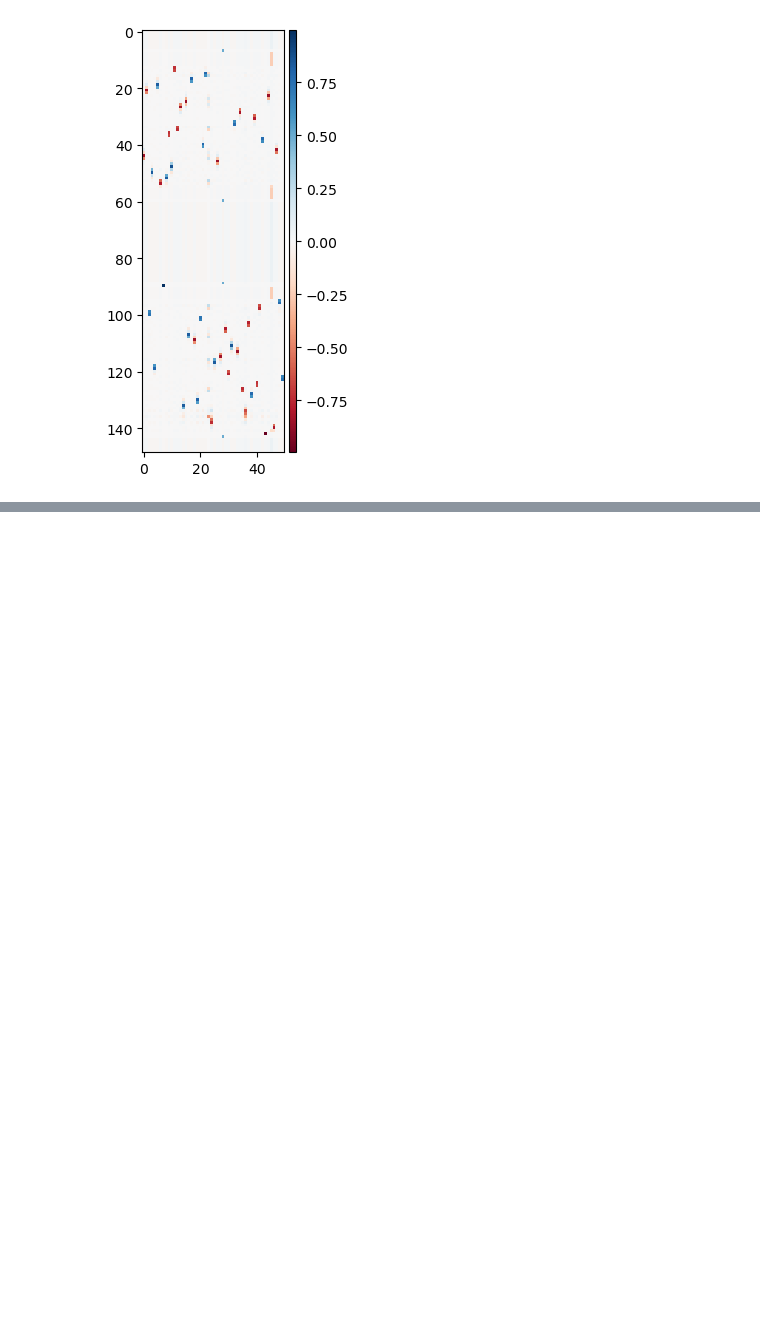
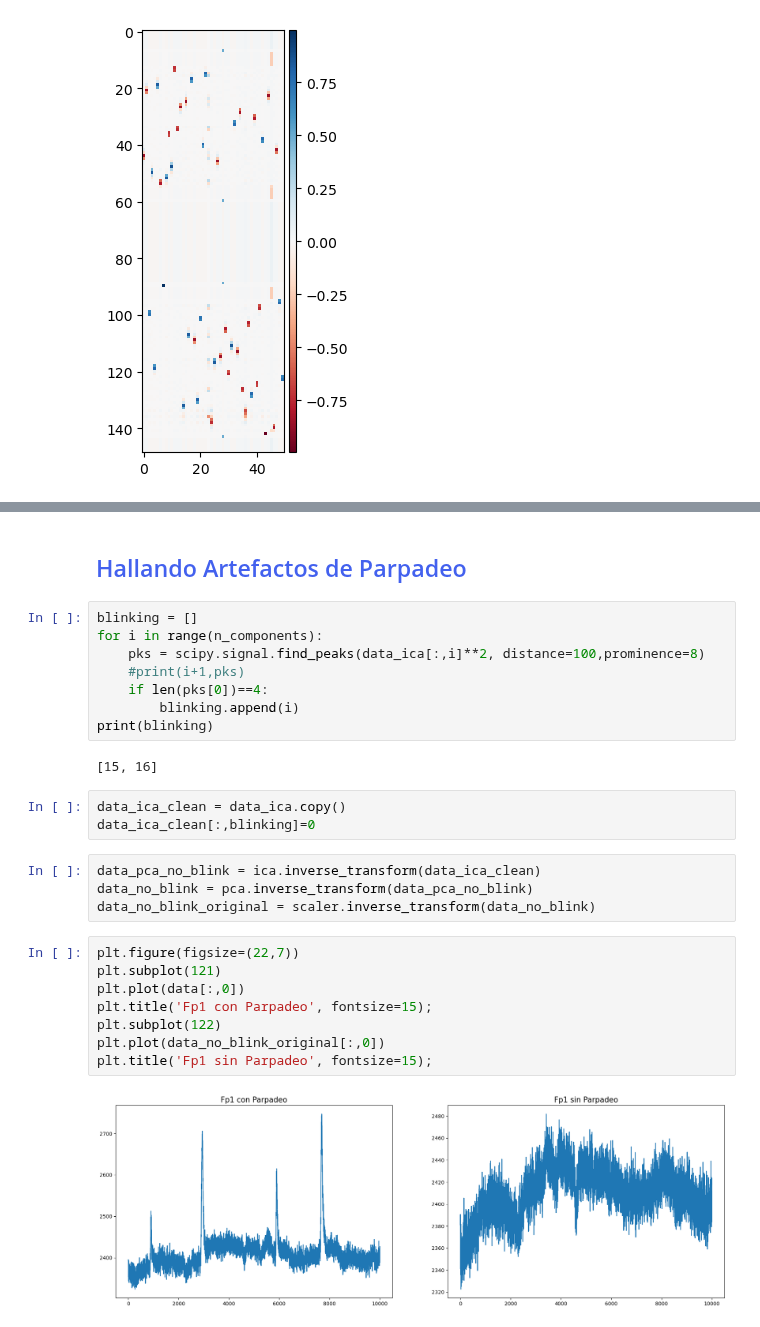
Before and after one commit to AprendizajeProfundo/diplomado-ciencia-de-datos, a Jupyter notebook: Reduccion-dimension-visualizacion/Cuadernos/rd_0040_ICA.ipynb, the cells around one changed output, grey strips where cells are left out. Cells and saved outputs as stored; diff of their text form; blank space fills up the shorter version.

```diff
--- a/Reduccion-dimension-visualizacion/Cuadernos/rd_0040_ICA.ipynb
+++ b/Reduccion-dimension-visualizacion/Cuadernos/rd_0040_ICA.ipynb
@@ -215,0 +325,29 @@ show()
+# %% [markdown]
+## <span style="color:#4361EE">Hallando Artefactos de Parpadeo</span>
+# %%
+blinking = []
+for i in range(n_components):
+    pks = scipy.signal.find_peaks(data_ica[:,i]**2, distance=100,prominence=8)
+    #print(i+1,pks)
+    if len(pks[0])==4:
+        blinking.append(i)
+print(blinking)
+# %% [output]
+[15, 16]
+# %%
+data_ica_clean = data_ica.copy()
+data_ica_clean[:,blinking]=0
+# %%
+data_pca_no_blink = ica.inverse_transform(data_ica_clean)
+data_no_blink = pca.inverse_transform(data_pca_no_blink)
+data_no_blink_original = scaler.inverse_transform(data_no_blink)
+# %%
+plt.figure(figsize=(22,7))
+plt.subplot(121)
+plt.plot(data[:,0])
+plt.title('Fp1 con Parpadeo', fontsize=15);
+plt.subplot(122)
+plt.plot(data_no_blink_original[:,0])
+plt.title('Fp1 sin Parpadeo', fontsize=15);
+# %% [output]
+[figure, added]
```
Also changed, not shown: parts of 17 cells of this notebook, 3 other files.
